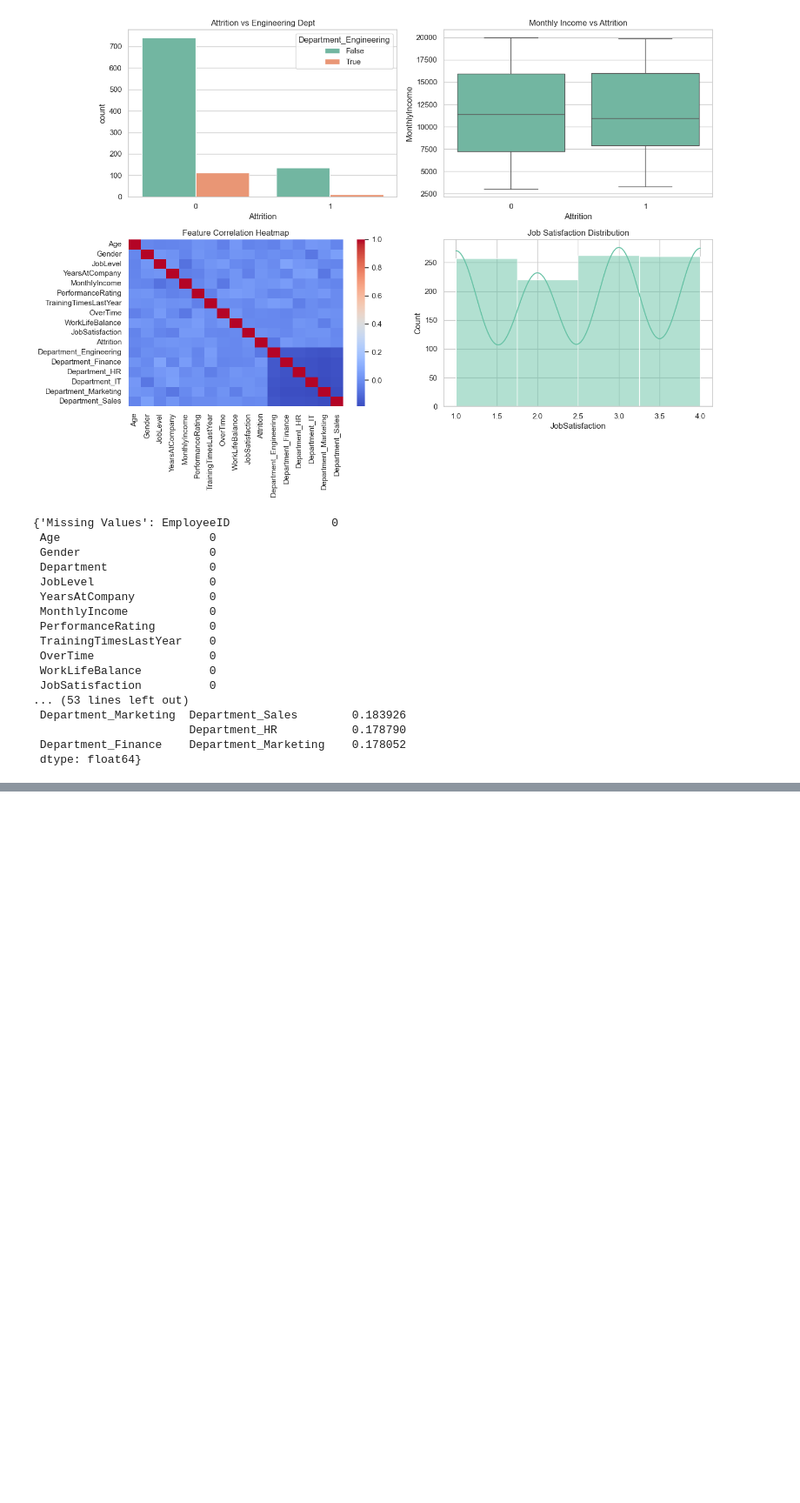
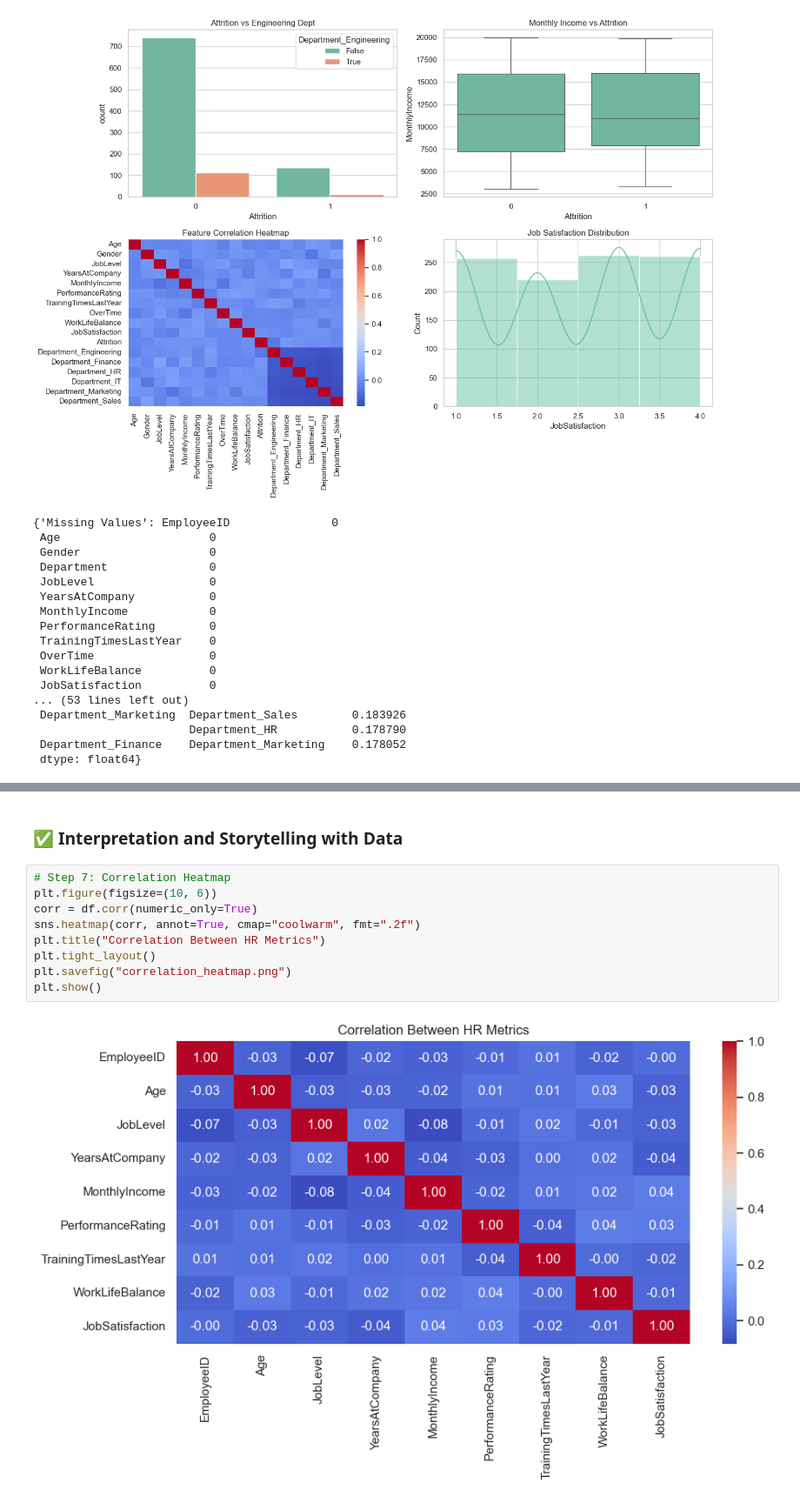
Before and after one commit to Shaurya-Chaturvedi/HR-Analytics-to-Track-Employee-Performance, a Jupyter notebook: main.ipynb, the cells around one changed output, grey strips where cells are left out. Shown at 87% size. Saved outputs shown, nothing was run; the diff lists cells and outputs as text; blank space fills up the shorter version.

```diff
--- a/main.ipynb
+++ b/main.ipynb
@@ -317,0 +401,13 @@ plt.show()
+# %% [markdown]
+### ✅ Interpretation and Storytelling with Data
+# %%
+# Step 7: Correlation Heatmap
+plt.figure(figsize=(10, 6))
+corr = df.corr(numeric_only=True)
+sns.heatmap(corr, annot=True, cmap="coolwarm", fmt=".2f")
+plt.title("Correlation Between HR Metrics")
+plt.tight_layout()
+plt.savefig("correlation_heatmap.png")
+plt.show()
+# %% [output]
+[figure, added]
```
Also changed, not shown: parts of 43 cells of this notebook, 13 other files.
